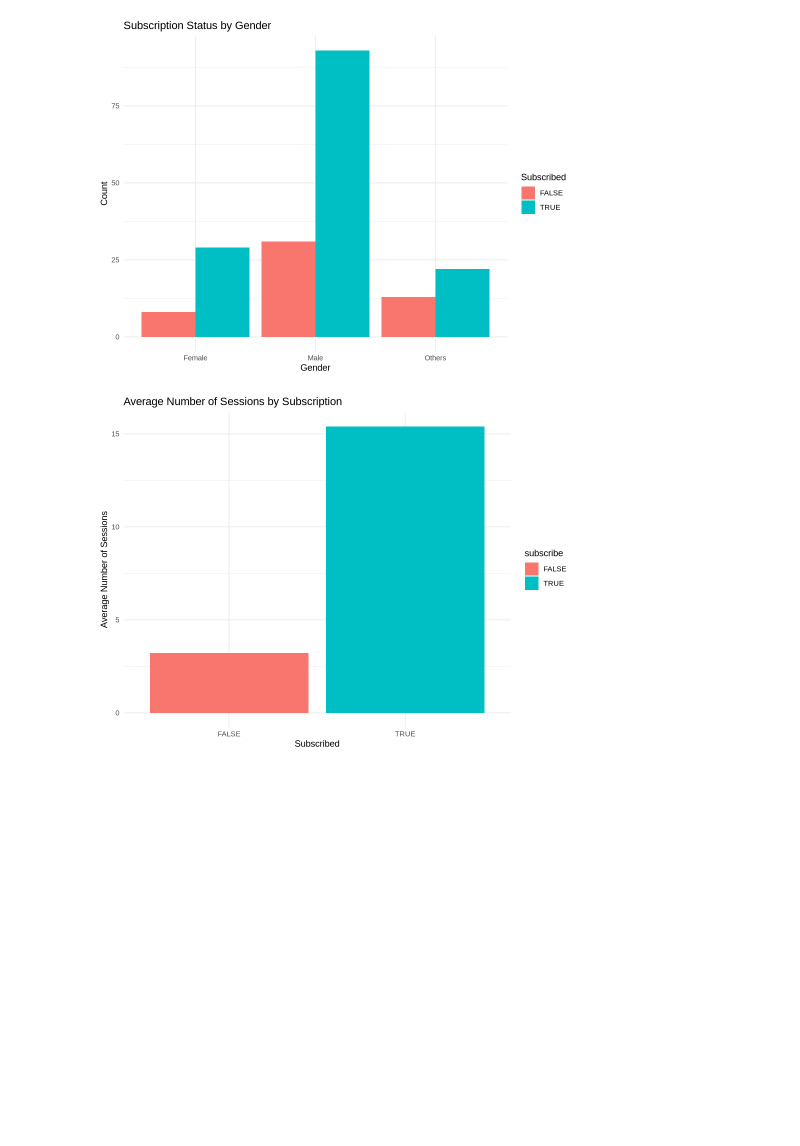
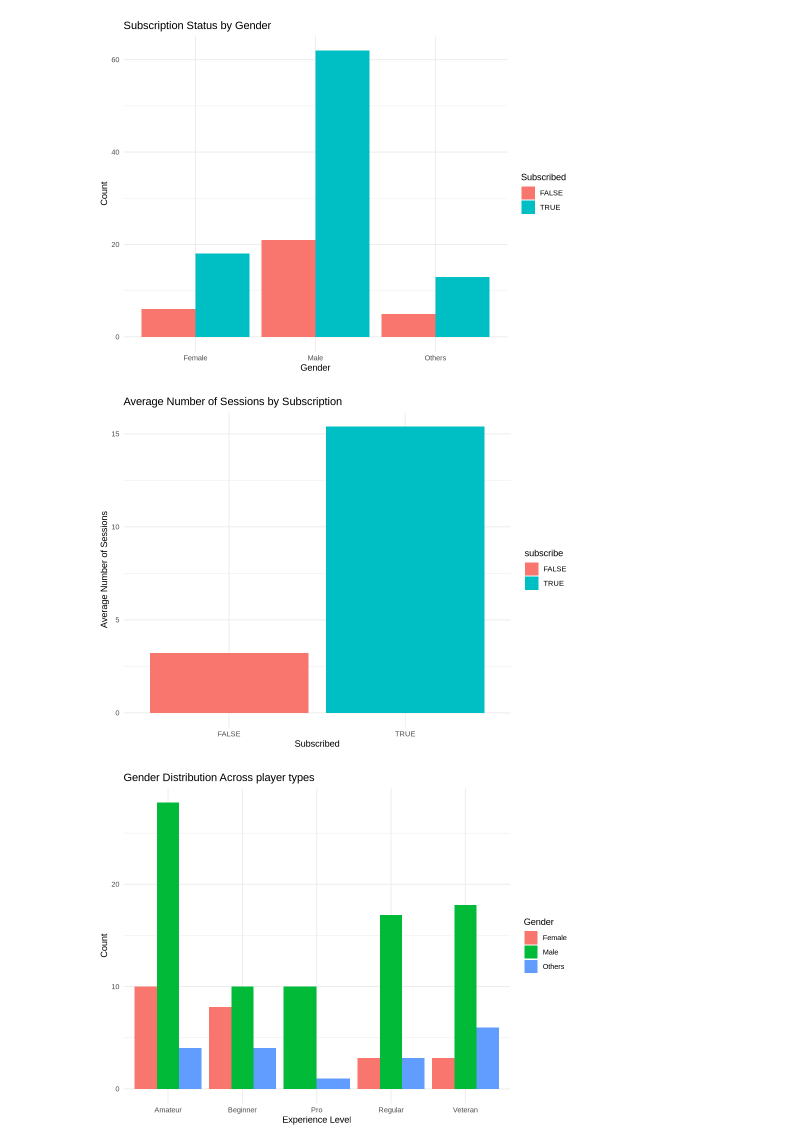
Before and after one commit to YiyangChen-6/25-summerterm-project, a Jupyter notebook: project.ipynb, the cells around one changed output. Drawn from its saved outputs; the diff is of its cells as text; code cells hidden in the pictures; blank space fills up the shorter version.

```diff
--- a/project.ipynb
+++ b/project.ipynb
@@ -21,7 +106,7 @@ library(dplyr)
 players <- players |>
   left_join(session_counts, by = "hashedEmail") |>
   left_join(session_durations, by = "hashedEmail")|>
-    select(subscribe,num_sessions,gender)|>
+    select(subscribe,num_sessions,gender,experience)|>
 filter(num_sessions	!= "NA")
 
 players
@@ -65,44 +167,69 @@ A tibble: 125 × 3
 # %%
 options(repr.plot.width = 8, repr.plot.height = 6)
 
-library(dplyr)
-library(tidyr)
-library(ggplot2)
 
 
-
-# Step 1: Clean and prepare gender categories (optional if already clean)
 clear_data <- players|>
   mutate(gender = case_when(
     gender %in% c("Male", "male") ~ "Male",
     gender %in% c("Female", "female") ~ "Female",
     TRUE ~ "Others"  # Handles "Non-binary", "Other", NA, etc.
   ))
 
-# Step 2: Plot
-gender_subscribe <- ggplot(df, aes(x = gender, fill = subscribe)) +
+
+gender_subscribe <- ggplot(clear_data, aes(x = gender, fill = subscribe)) +
   geom_bar(position = "dodge") +
   labs(
     title = "Subscription Status by Gender",
     x = "Gender",
     y = "Count",
     fill = "Subscribed"
   ) +
   theme_minimal()
 
 num_session_subscribe <- players|>
   group_by(subscribe) %>%
   summarise(mean_sessions = mean(num_sessions, na.rm = TRUE)) %>%
   ggplot(aes(x = subscribe, y = mean_sessions, fill = subscribe)) +
   geom_col() +
   labs(
     title = "Average Number of Sessions by Subscription",
     x = "Subscribed",
     y = "Average Number of Sessions"
   ) +
   theme_minimal()
 gender_subscribe
 num_session_subscribe
+
+library(ggplot2)
+library(dplyr)
+
+gender_playertypes<- ggplot(clear_data, aes(x = experience, fill = gender)) +
+  geom_bar(position = "dodge") +
+  labs(
+    title = "Gender Distribution Across player types",
+    x = "Experience Level",
+    y = "Count",
+    fill = "Gender"
+  ) +
+  theme_minimal()
+gender_playertypes
+
+num_sessions_experience <- players|>
+  group_by(experience) %>%
+  summarise(avg_sessions = mean(num_sessions, na.rm = TRUE)) %>%
+  ggplot(aes(x = experience, y = avg_sessions, fill = experience)) +
+  geom_col() +
+  labs(
+    title = "Average Number of Sessions by Player types",
+    x = "Experience",
+    y = "Average Sessions"
+  ) +
+  theme_minimal() +
+  theme(legend.position = "none")
+
+num_sessions_experience
 # %% [output]
-[figure, old version]
+[figure, new version]
 [figure]
+[figure, added]
```
Also changed, not shown: parts of 13 cells of this notebook.
